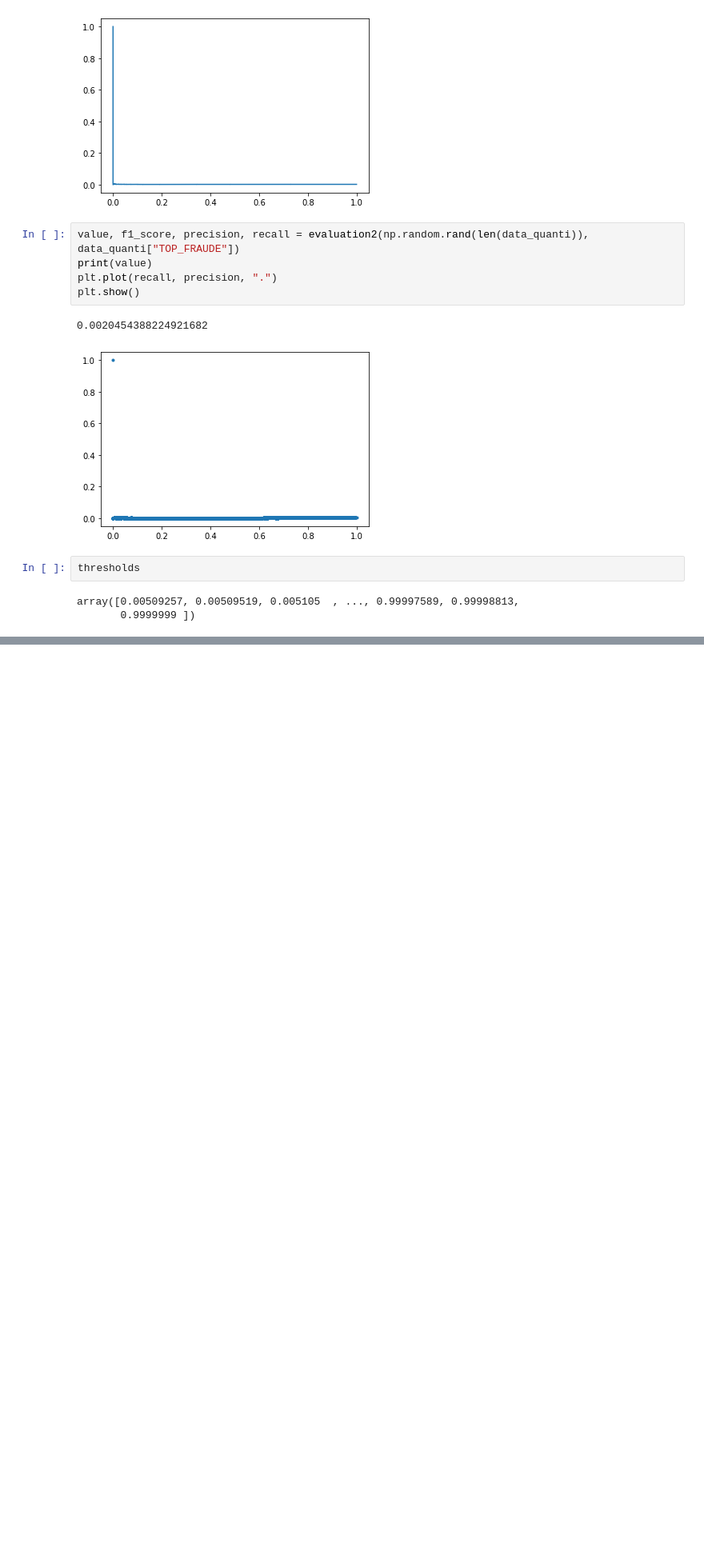
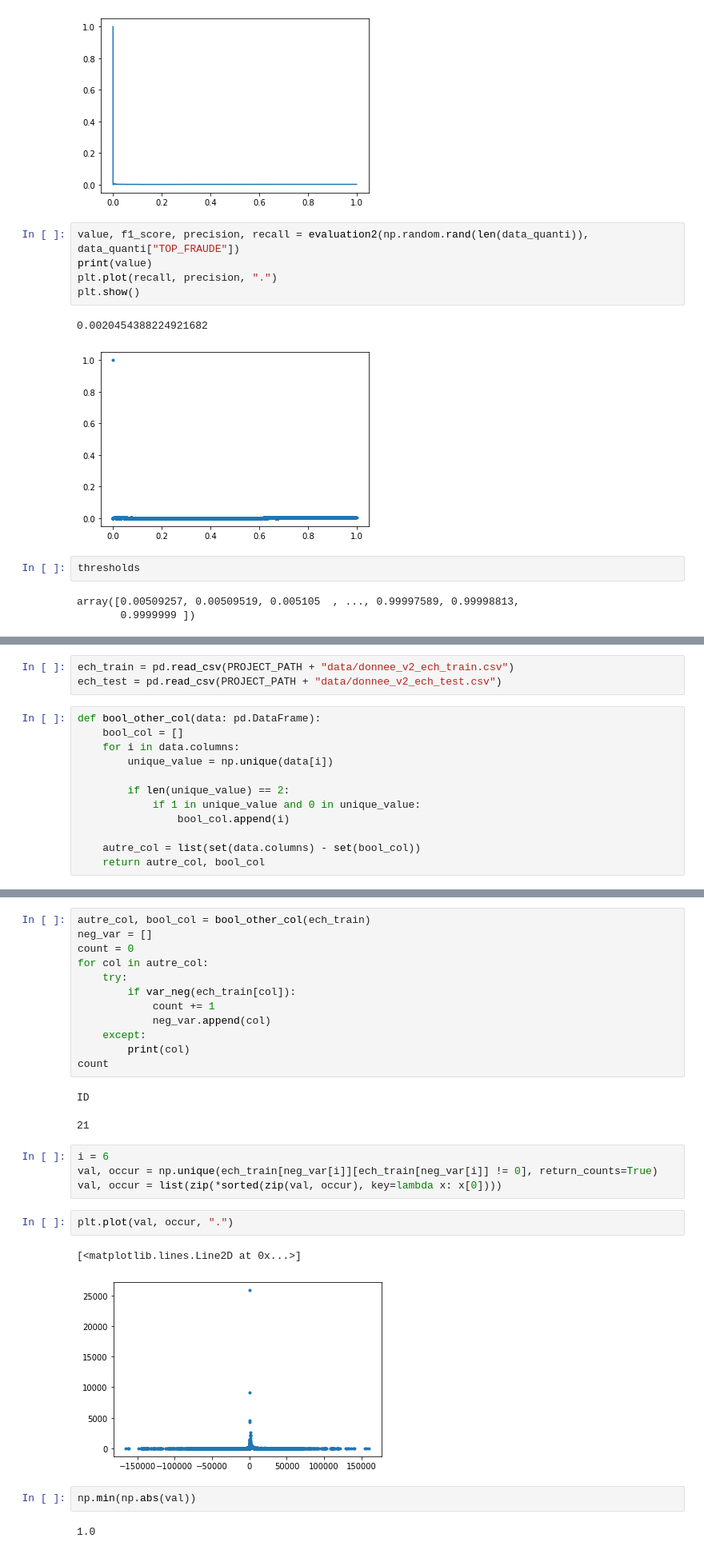
Before and after one commit to TheoVedis/ProjectInterPromo, a Jupyter notebook: dev/modelisation/code/theo/test.ipynb, the cells around one changed output, grey strips where cells are left out. Shown at 80% size. Drawn from its saved outputs; the diff is of its cells as text; blank space fills up the shorter version.

```diff
--- a/dev/modelisation/code/theo/test.ipynb
+++ b/dev/modelisation/code/theo/test.ipynb
@@ -191,0 +379,15 @@ array([0.00509257, 0.00509519, 0.005105  , ..., 0.99997589, 0.99998813,
+# %%
+ech_train = pd.read_csv(PROJECT_PATH + "data/donnee_v2_ech_train.csv")
+ech_test = pd.read_csv(PROJECT_PATH + "data/donnee_v2_ech_test.csv")
+# %%
+def bool_other_col(data: pd.DataFrame):
+    bool_col = []
+    for i in data.columns:
+        unique_value = np.unique(data[i])
+
+        if len(unique_value) == 2:
+            if 1 in unique_value and 0 in unique_value:
+                bool_col.append(i)
+
+    autre_col = list(set(data.columns) - set(bool_col))
+    return autre_col, bool_col
@@ -191,0 +500,28 @@ array([0.00509257, 0.00509519, 0.005105  , ..., 0.99997589, 0.99998813,
+# %%
+autre_col, bool_col = bool_other_col(ech_train)
+neg_var = []
+count = 0
+for col in autre_col:
+    try:
+        if var_neg(ech_train[col]):
+            count += 1
+            neg_var.append(col)
+    except:
+        print(col)
+count
+# %% [output]
+ID
+21
+# %%
+i = 6
+val, occur = np.unique(ech_train[neg_var[i]][ech_train[neg_var[i]] != 0], return_counts=True)
+val, occur = list(zip(*sorted(zip(val, occur), key=lambda x: x[0])))
+# %%
+plt.plot(val, occur, ".")
+# %% [output]
+[<matplotlib.lines.Line2D at 0x...>]
+[figure, added]
+# %%
+np.min(np.abs(val))
+# %% [output]
+1.0
```
Also changed, not shown: parts of 30 cells of this notebook, 1 other file.
